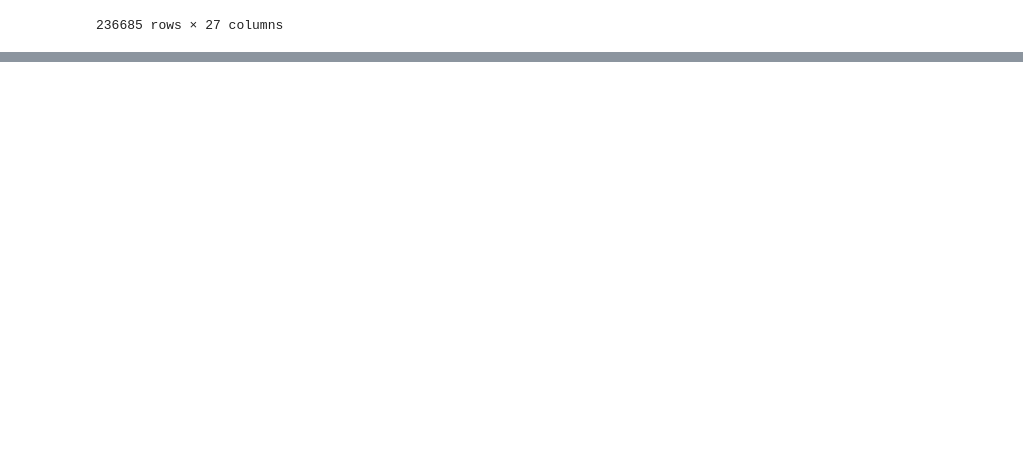
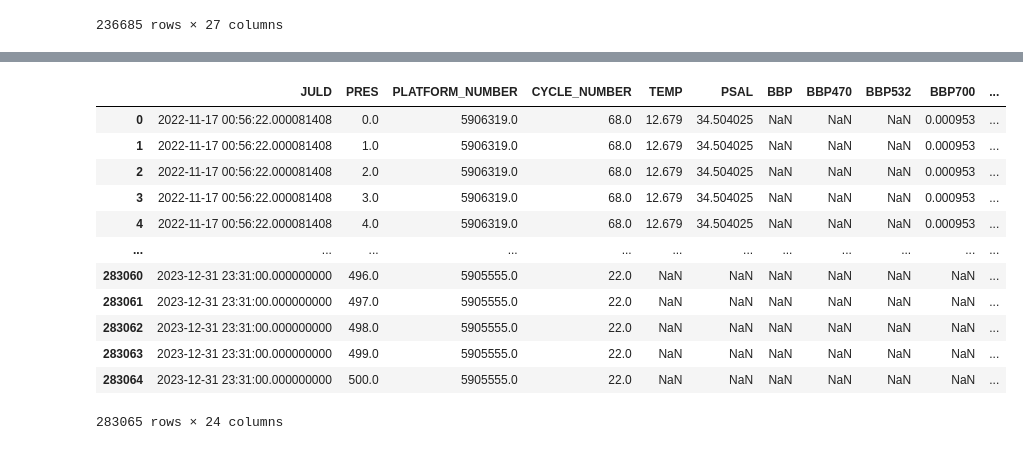
Before and after one commit to go-bgc/Marine-Heat-Waves, a Jupyter notebook: contributors/abby/more_processing.ipynb, the cells around one changed output, grey strips where cells are left out. Saved outputs shown, nothing was run; the diff lists cells and outputs as text; code cells hidden in the pictures; blank space fills up the shorter version.

```diff
--- a/contributors/abby/more_processing.ipynb
+++ b/contributors/abby/more_processing.ipynb
@@ -435,0 +444,23 @@ def regrid_1m(df, INTERP_DZ = 1.0, INTERP_MAX = 500.0):
+# %%
+def average_across_profiles(df):
+
+    df = df.groupby(by = ['JULD', 'PRES']).mean().reset_index()
+
+    return df
+# %%
+df5 = average_across_profiles(df4)
+df5
+# %% [output]
+|  | JULD | PRES | PLATFORM_NUMBER | CYCLE_NUMBER | TEMP | PSAL | BBP | BBP470 | BBP532 | BBP700 | ... |
+| 0 | 2022-11-17 00:56:22.000081408 | 0.0 | 5906319.0 | 68.0 | 12.679 | 34.504025 | NaN | NaN | NaN | 0.000953 | ... |
+| 1 | 2022-11-17 00:56:22.000081408 | 1.0 | 5906319.0 | 68.0 | 12.679 | 34.504025 | NaN | NaN | NaN | 0.000953 | ... |
+| 2 | 2022-11-17 00:56:22.000081408 | 2.0 | 5906319.0 | 68.0 | 12.679 | 34.504025 | NaN | NaN | NaN | 0.000953 | ... |
+| 3 | 2022-11-17 00:56:22.000081408 | 3.0 | 5906319.0 | 68.0 | 12.679 | 34.504025 | NaN | NaN | NaN | 0.000953 | ... |
+| 4 | 2022-11-17 00:56:22.000081408 | 4.0 | 5906319.0 | 68.0 | 12.679 | 34.504025 | NaN | NaN | NaN | 0.000953 | ... |
+| ... | ... | ... | ... | ... | ... | ... | ... | ... | ... | ... | ... |
+| 283060 | 2023-12-31 23:31:00.000000000 | 496.0 | 5905555.0 | 22.0 | NaN | NaN | NaN | NaN | NaN | NaN | ... |
+| 283061 | 2023-12-31 23:31:00.000000000 | 497.0 | 5905555.0 | 22.0 | NaN | NaN | NaN | NaN | NaN | NaN | ... |
+| 283062 | 2023-12-31 23:31:00.000000000 | 498.0 | 5905555.0 | 22.0 | NaN | NaN | NaN | NaN | NaN | NaN | ... |
+| 283063 | 2023-12-31 23:31:00.000000000 | 499.0 | 5905555.0 | 22.0 | NaN | NaN | NaN | NaN | NaN | NaN | ... |
+| 283064 | 2023-12-31 23:31:00.000000000 | 500.0 | 5905555.0 | 22.0 | NaN | NaN | NaN | NaN | NaN | NaN | ... |
+283065 rows × 24 columns
```
Also changed, not shown: parts of 5 cells of this notebook.
